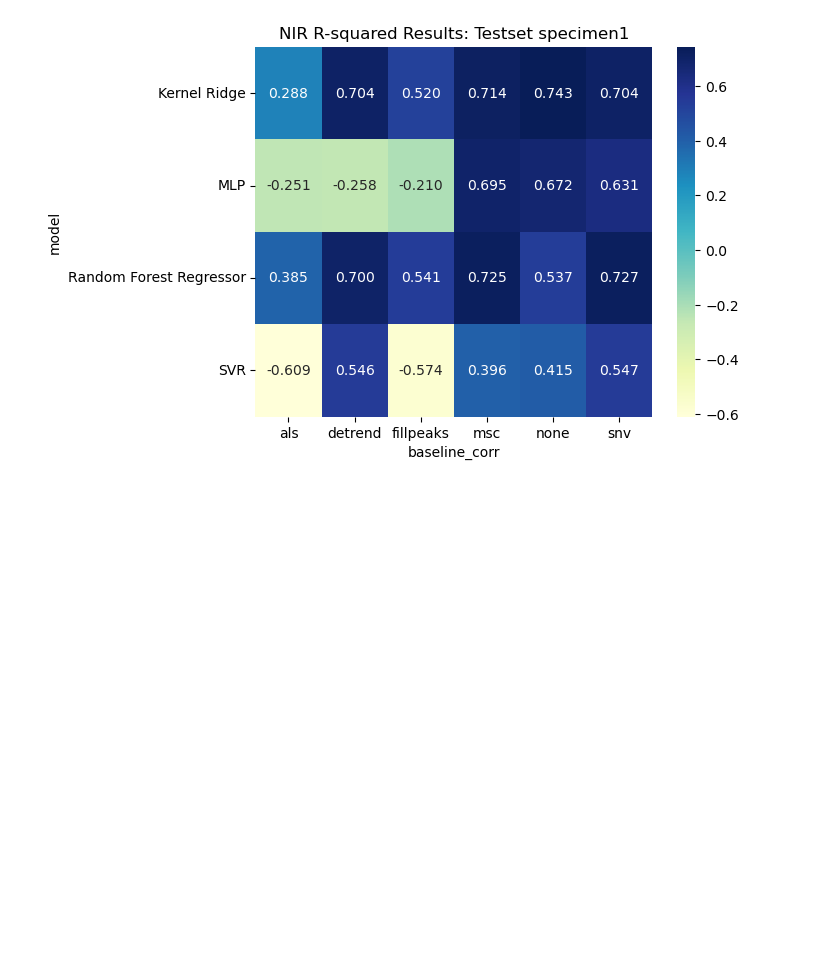
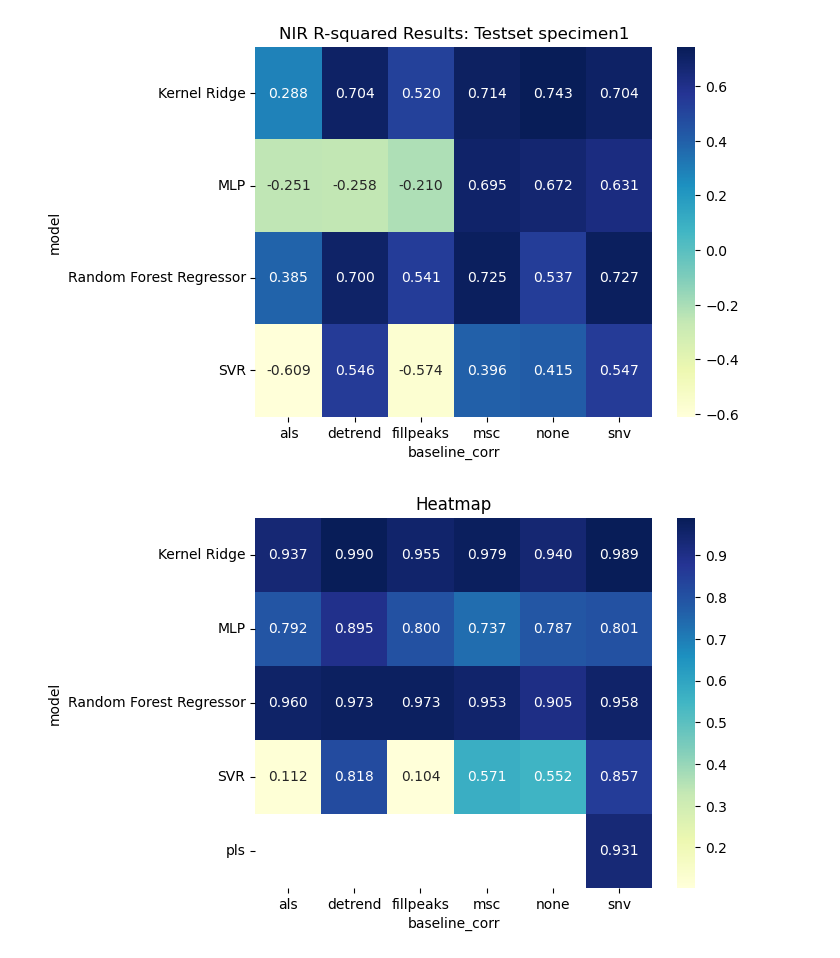
Before and after one commit to sebnemyyl/Characterization-of-cotton-polyester-textiles-using-IR-spectroscopy, a Jupyter notebook: src/notebooks/model_evaluation.ipynb, the cells around one changed output. Cells and saved outputs as stored; diff of their text form; code cells hidden in the pictures; blank space fills up the shorter version.

Commit message:
Added function for plotting and json merge

```diff
--- a/src/notebooks/model_evaluation.ipynb
+++ b/src/notebooks/model_evaluation.ipynb
@@ -98,0 +108,6 @@ plot_heatmap(pivot_specimen, title='NIR R-squared Results: Testset specimen1')
+# %%
+nir_random_split = pd.read_json("all_models.json")
+pivot = plot_util.create_model_performance_pivot(nir_random_split)
+plot_util.show_pivot(pivot)
+# %% [output]
+[figure, added]
```
Also changed, not shown: parts of 2 cells of this notebook, 2 other files.
